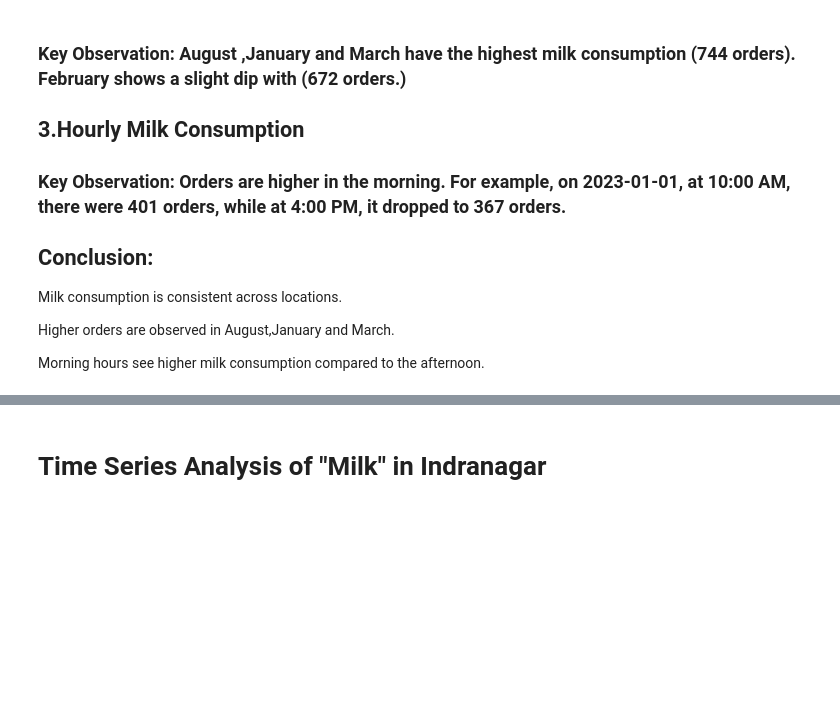
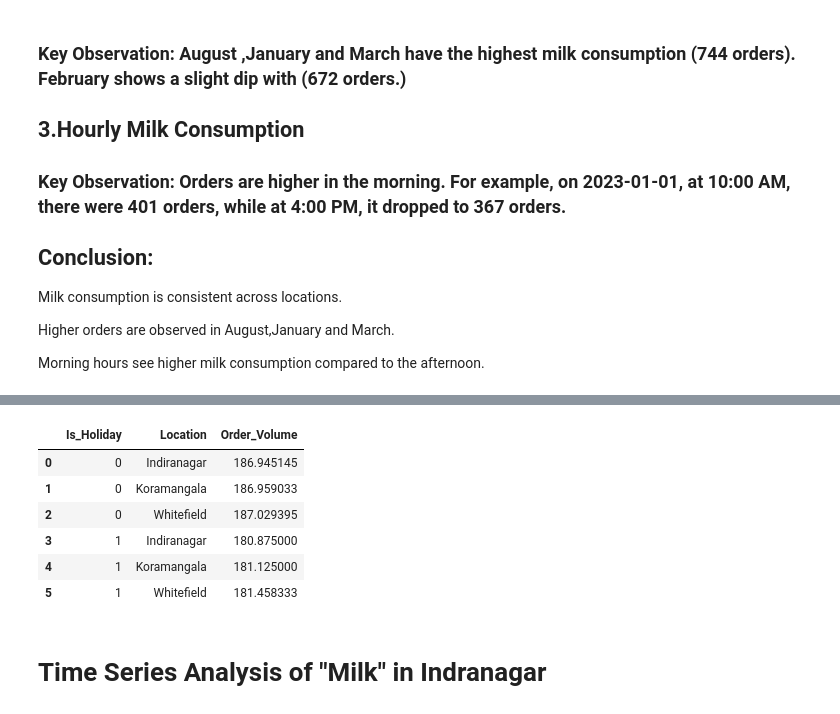
Before and after one commit to rahul8879/swiggy_demand_modelling, a Jupyter notebook: notebooks/analysis.ipynb, the cells around one changed output, grey strips where cells are left out. Cells and saved outputs as stored; diff of their text form; code cells hidden in the pictures; blank space fills up the shorter version.

Commit message:
Updated analysis notebook

```diff
--- a/notebooks/analysis.ipynb
+++ b/notebooks/analysis.ipynb
@@ -200,0 +207,11 @@ plt.show()
+# %%
+average_order_volume_by_holiday=analysis_data.groupby(['Is_Holiday','Location'])['Order_Volume'].mean().reset_index()
+average_order_volume_by_holiday
+# %% [output]
+|  | Is_Holiday | Location | Order_Volume |
+| 0 | 0 | Indiranagar | 186.945145 |
+| 1 | 0 | Koramangala | 186.959033 |
+| 2 | 0 | Whitefield | 187.029395 |
+| 3 | 1 | Indiranagar | 180.875000 |
+| 4 | 1 | Koramangala | 181.125000 |
+| 5 | 1 | Whitefield | 181.458333 |
```
Also changed, not shown: parts of 4 cells of this notebook.
